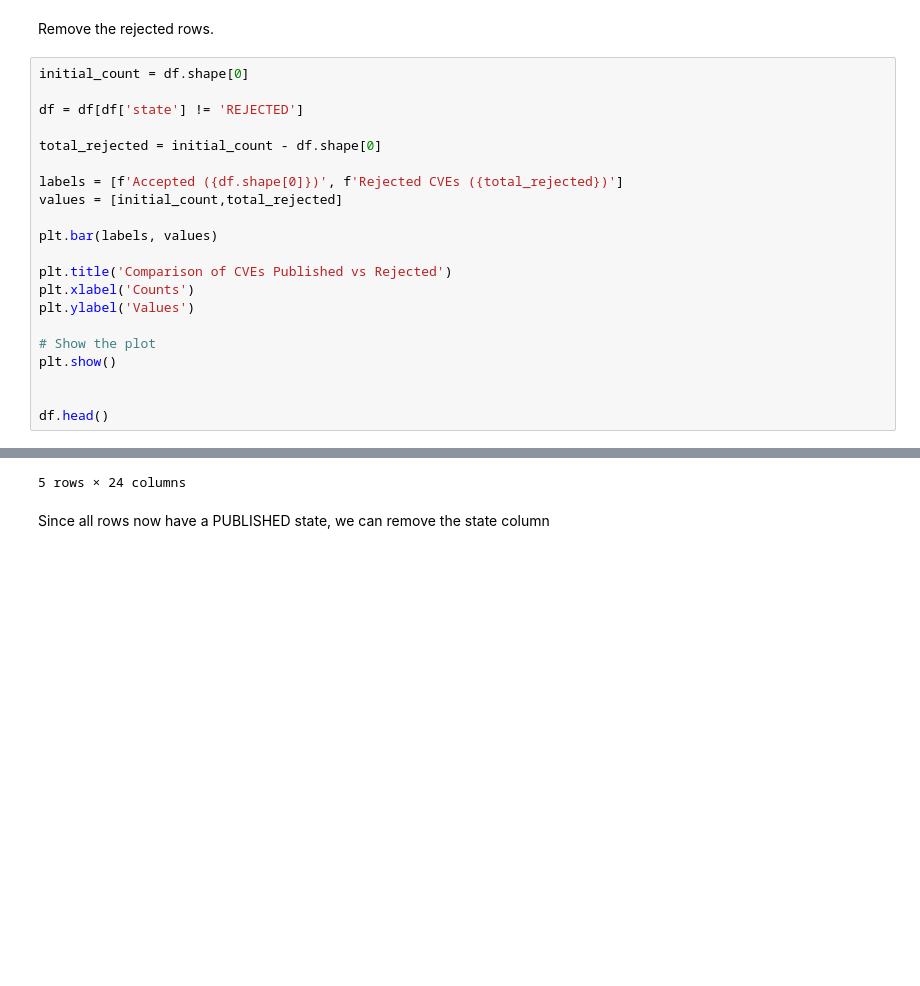
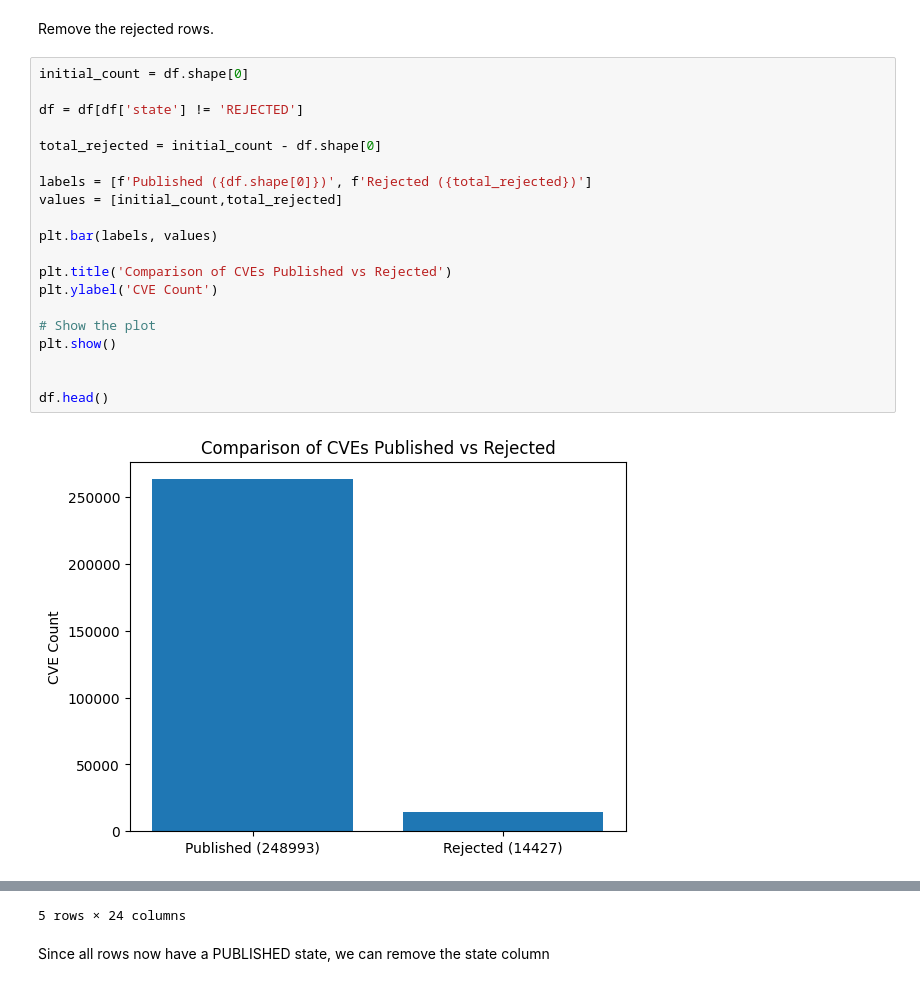
Before and after one commit to ClaytonSnyder/daan881, a Jupyter notebook: Deliverable4/data_cleaning.ipynb, the cells around one changed output, grey strips where cells are left out. Cells and saved outputs as stored; diff of their text form; blank space fills up the shorter version.

```diff
--- a/Deliverable4/data_cleaning.ipynb
+++ b/Deliverable4/data_cleaning.ipynb
@@ -71,25 +71,25 @@ Remove the rejected rows.
 # %%
 initial_count = df.shape[0]
 
 df = df[df['state'] != 'REJECTED']
 
 total_rejected = initial_count - df.shape[0]
 
-labels = [f'Accepted ({df.shape[0]})', f'Rejected CVEs ({total_rejected})']
+labels = [f'Published ({df.shape[0]})', f'Rejected ({total_rejected})']
 values = [initial_count,total_rejected]
 
 plt.bar(labels, values)
 
 plt.title('Comparison of CVEs Published vs Rejected')
-plt.xlabel('Counts')
-plt.ylabel('Values')
+plt.ylabel('CVE Count')
 
 # Show the plot
 plt.show()
 
 
 df.head()
 # %% [output]
+[figure, added]
 |  | cve | date_updated | date_reserved | date_published | state | assigner | affected | problem_types | ... |
 | 0 | CVE-1999-0001 | 2024-08-01T16:03:04.917Z | 1999-06-07T00:00:00 | 2000-02-04T05:00:00 | PUBLISHED | mitre | NaN | NaN | ... |
 | 1 | CVE-1999-0002 | 2024-08-01T16:07:57.748Z | 1999-06-07T00:00:00 | 1999-09-29T04:00:00 | PUBLISHED | mitre | NaN | NaN | ... |
```
Also changed, not shown: parts of 5 cells of this notebook.
